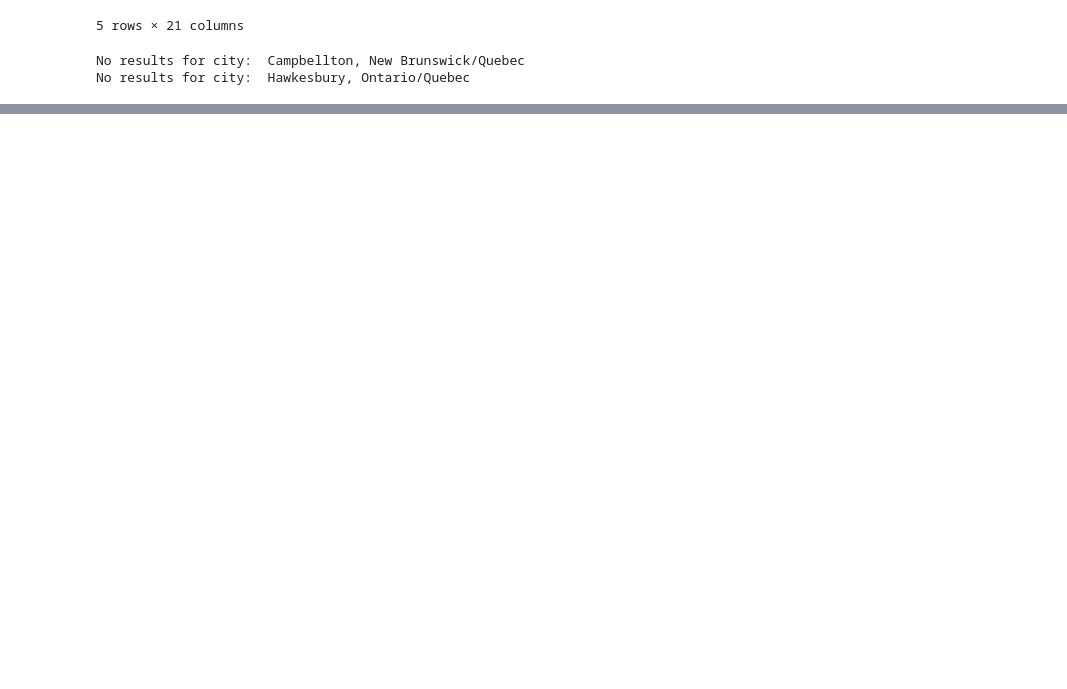
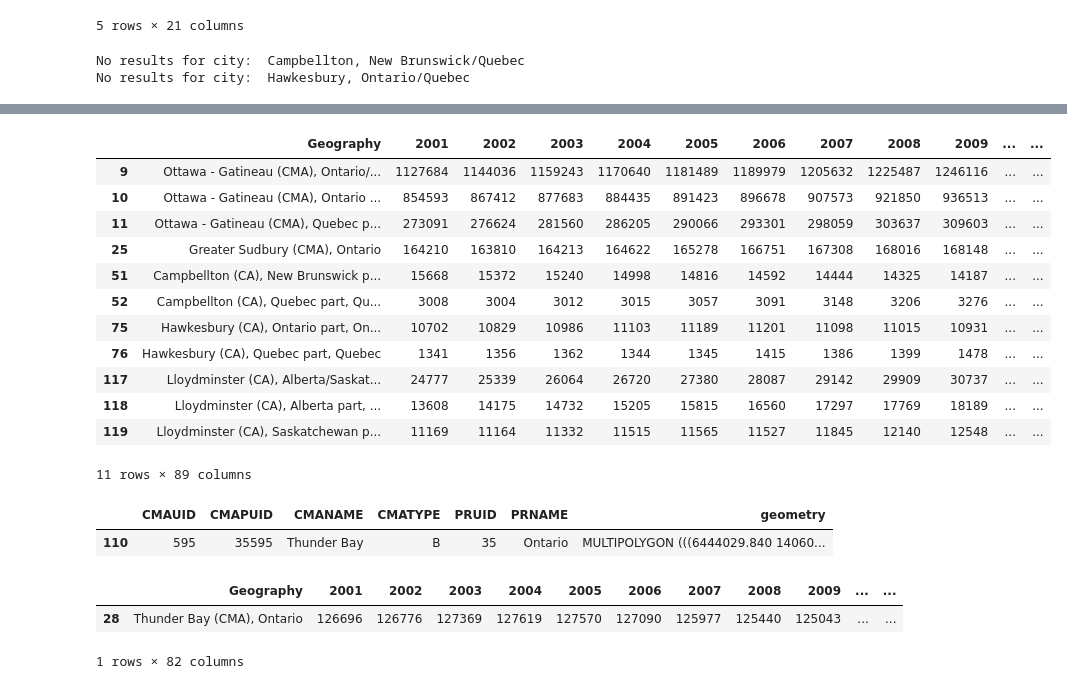
Before and after one commit to tomsitter/canada-population-map, a Jupyter notebook: geocode.ipynb, the cells around one changed output, grey strips where cells are left out. Drawn from its saved outputs; the diff is of its cells as text; code cells hidden in the pictures; blank space fills up the shorter version.

Commit message:
Add notebook for plotting boundaries

```diff
--- a/geocode.ipynb
+++ b/geocode.ipynb
@@ -131,0 +109,4 @@ index
+# %%
+import geopandas as geo
+
+gdf = geo.read_file('data/gis/census_boundaries/lcma000b16a_e.shp')
@@ -131,0 +146,28 @@ index
+# %%
+df_with_geo = cities.merge(gdf, on='CMANAME', indicator=True, how='left')
+df_with_geo[df_with_geo._merge == 'left_only']
+# %% [output]
+|  | Geography | 2001 | 2002 | 2003 | 2004 | 2005 | 2006 | 2007 | 2008 | 2009 | ... | ... |
+| 9 | Ottawa - Gatineau (CMA), Ontario/... | 1127684 | 1144036 | 1159243 | 1170640 | 1181489 | 1189979 | 1205632 | 1225487 | 1246116 | ... | ... |
+| 10 | Ottawa - Gatineau (CMA), Ontario ... | 854593 | 867412 | 877683 | 884435 | 891423 | 896678 | 907573 | 921850 | 936513 | ... | ... |
+| 11 | Ottawa - Gatineau (CMA), Quebec p... | 273091 | 276624 | 281560 | 286205 | 290066 | 293301 | 298059 | 303637 | 309603 | ... | ... |
+| 25 | Greater Sudbury (CMA), Ontario | 164210 | 163810 | 164213 | 164622 | 165278 | 166751 | 167308 | 168016 | 168148 | ... | ... |
+| 51 | Campbellton (CA), New Brunswick p... | 15668 | 15372 | 15240 | 14998 | 14816 | 14592 | 14444 | 14325 | 14187 | ... | ... |
+| 52 | Campbellton (CA), Quebec part, Qu... | 3008 | 3004 | 3012 | 3015 | 3057 | 3091 | 3148 | 3206 | 3276 | ... | ... |
+| 75 | Hawkesbury (CA), Ontario part, On... | 10702 | 10829 | 10986 | 11103 | 11189 | 11201 | 11098 | 11015 | 10931 | ... | ... |
+| 76 | Hawkesbury (CA), Quebec part, Quebec | 1341 | 1356 | 1362 | 1344 | 1345 | 1415 | 1386 | 1399 | 1478 | ... | ... |
+| 117 | Lloydminster (CA), Alberta/Saskat... | 24777 | 25339 | 26064 | 26720 | 27380 | 28087 | 29142 | 29909 | 30737 | ... | ... |
+| 118 | Lloydminster (CA), Alberta part, ... | 13608 | 14175 | 14732 | 15205 | 15815 | 16560 | 17297 | 17769 | 18189 | ... | ... |
+| 119 | Lloydminster (CA), Saskatchewan p... | 11169 | 11164 | 11332 | 11515 | 11565 | 11527 | 11845 | 12140 | 12548 | ... | ... |
+11 rows × 89 columns
+# %%
+gdf.loc[gdf['CMANAME']=='Thunder Bay']
+# %% [output]
+|  | CMAUID | CMAPUID | CMANAME | CMATYPE | PRUID | PRNAME | geometry |
+| 110 | 595 | 35595 | Thunder Bay | B | 35 | Ontario | MULTIPOLYGON (((6444029.840 14060... |
+# %%
+cities.loc[cities['CMANAME']=='Thunder Bay']
+# %% [output]
+|  | Geography | 2001 | 2002 | 2003 | 2004 | 2005 | 2006 | 2007 | 2008 | 2009 | ... | ... |
+| 28 | Thunder Bay (CMA), Ontario | 126696 | 126776 | 127369 | 127619 | 127570 | 127090 | 125977 | 125440 | 125043 | ... | ... |
+1 rows × 82 columns
```
Also changed, not shown: parts of 6 cells of this notebook, 4 other files.
